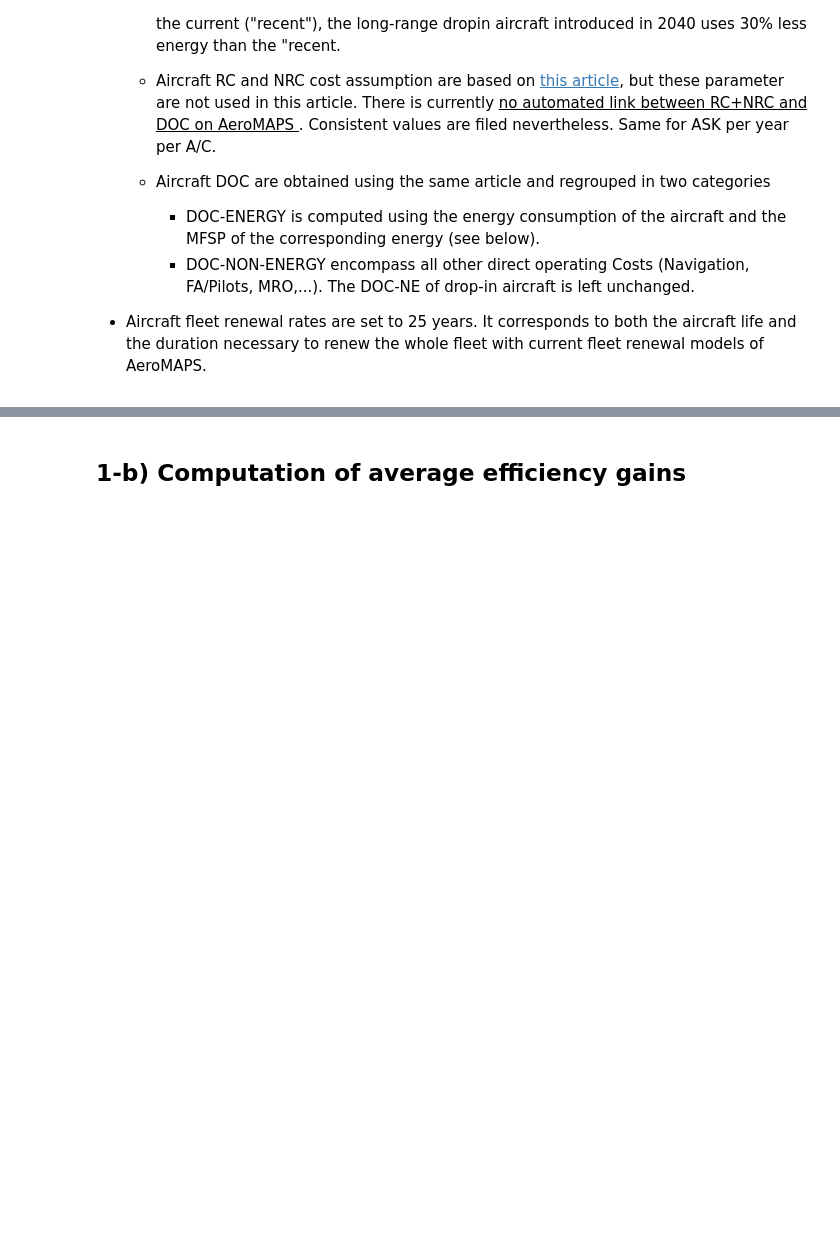
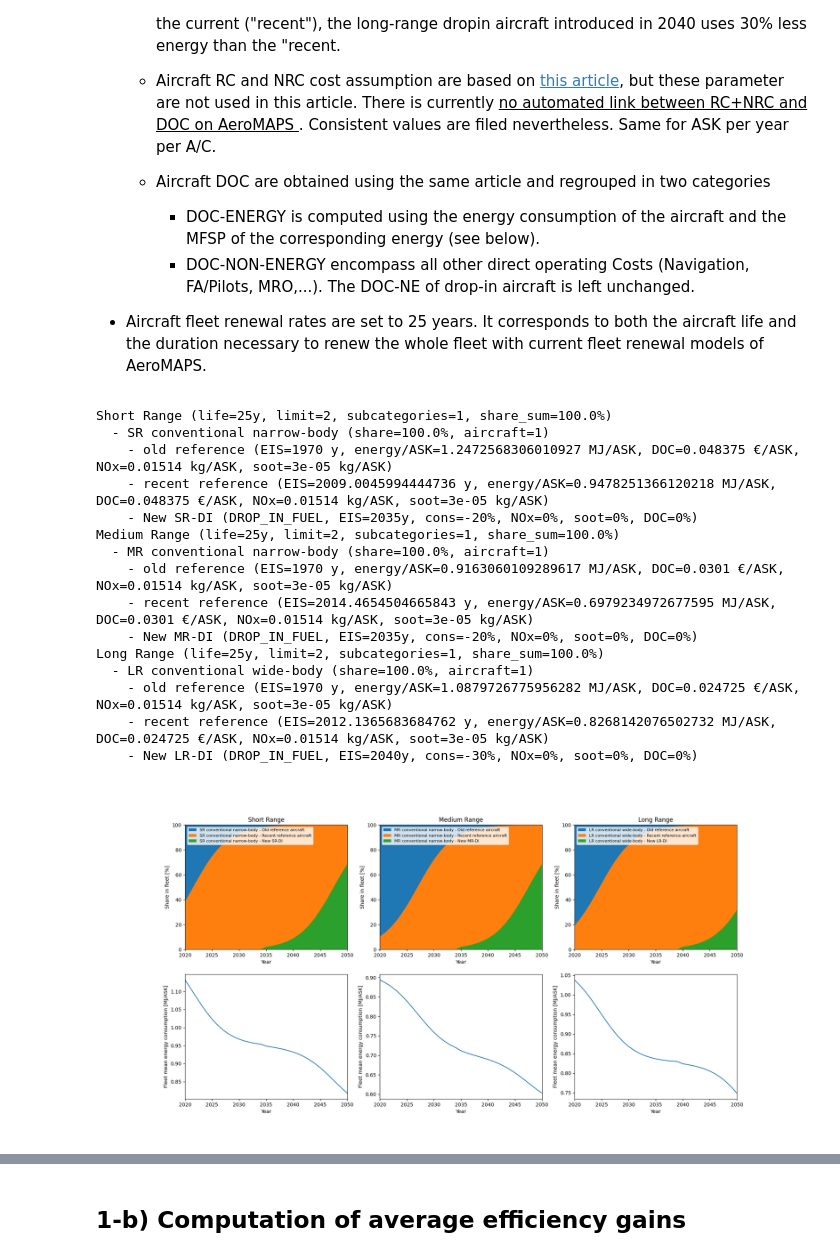
Before and after one commit to AeroMAPS/AeroMAPS, a Jupyter notebook: aeromaps/notebooks/publications/optimisation/callibration_on_fleet.ipynb, the cells around one changed output, grey strips where cells are left out. Drawn from its saved outputs; the diff is of its cells as text; code cells hidden in the pictures; blank space fills up the shorter version.

Commit message:
Calibration notebook working with new fleet

```diff
--- a/aeromaps/notebooks/publications/optimisation/callibration_on_fleet.ipynb
+++ b/aeromaps/notebooks/publications/optimisation/callibration_on_fleet.ipynb
@@ -30,9 +25,9 @@ models = {
 }
 # %%
 process = create_process(
+    configuration_file="./data/config_calibration1.json",
     models=deepcopy(models),
     use_fleet_model=True,
-    add_examples_aircraft_and_subcategory=False,
 )
 # %% [markdown]
 ## 1-b) Aircraft fleet
@@ -126,3 +58,24 @@ fleet.categories["Long Range"].parameters.life = 25
+# %%
+process.fleet.pretty_print()
+process.fleet_model.compute()
+process.fleet_model.plot()
+# %% [output]
+Short Range (life=25y, limit=2, subcategories=1, share_sum=100.0%)
+  - SR conventional narrow-body (share=100.0%, aircraft=1)
+    - old reference (EIS=1970 y, energy/ASK=1.2472568306010927 MJ/ASK, DOC=0.048375 €/ASK, NOx=0.01514 kg/ASK, soot=3e-05 kg/ASK)
+    - recent reference (EIS=2009.0045994444736 y, energy/ASK=0.9478251366120218 MJ/ASK, DOC=0.048375 €/ASK, NOx=0.01514 kg/ASK, soot=3e-05 kg/ASK)
+    - New SR-DI (DROP_IN_FUEL, EIS=2035y, cons=-20%, NOx=0%, soot=0%, DOC=0%)
+Medium Range (life=25y, limit=2, subcategories=1, share_sum=100.0%)
+  - MR conventional narrow-body (share=100.0%, aircraft=1)
+    - old reference (EIS=1970 y, energy/ASK=0.9163060109289617 MJ/ASK, DOC=0.0301 €/ASK, NOx=0.01514 kg/ASK, soot=3e-05 kg/ASK)
+    - recent reference (EIS=2014.4654504665843 y, energy/ASK=0.6979234972677595 MJ/ASK, DOC=0.0301 €/ASK, NOx=0.01514 kg/ASK, soot=3e-05 kg/ASK)
+    - New MR-DI (DROP_IN_FUEL, EIS=2035y, cons=-20%, NOx=0%, soot=0%, DOC=0%)
+Long Range (life=25y, limit=2, subcategories=1, share_sum=100.0%)
+  - LR conventional wide-body (share=100.0%, aircraft=1)
+    - old reference (EIS=1970 y, energy/ASK=1.0879726775956282 MJ/ASK, DOC=0.024725 €/ASK, NOx=0.01514 kg/ASK, soot=3e-05 kg/ASK)
+    - recent reference (EIS=2012.1365683684762 y, energy/ASK=0.8268142076502732 MJ/ASK, DOC=0.024725 €/ASK, NOx=0.01514 kg/ASK, soot=3e-05 kg/ASK)
+    - New LR-DI (DROP_IN_FUEL, EIS=2040y, cons=-30%, NOx=0%, soot=0%, DOC=0%)
+[figure, added]
 # %%
 process.compute()
 process.write_json()
```
Also changed, not shown: parts of 9 cells of this notebook, 5 other files.
